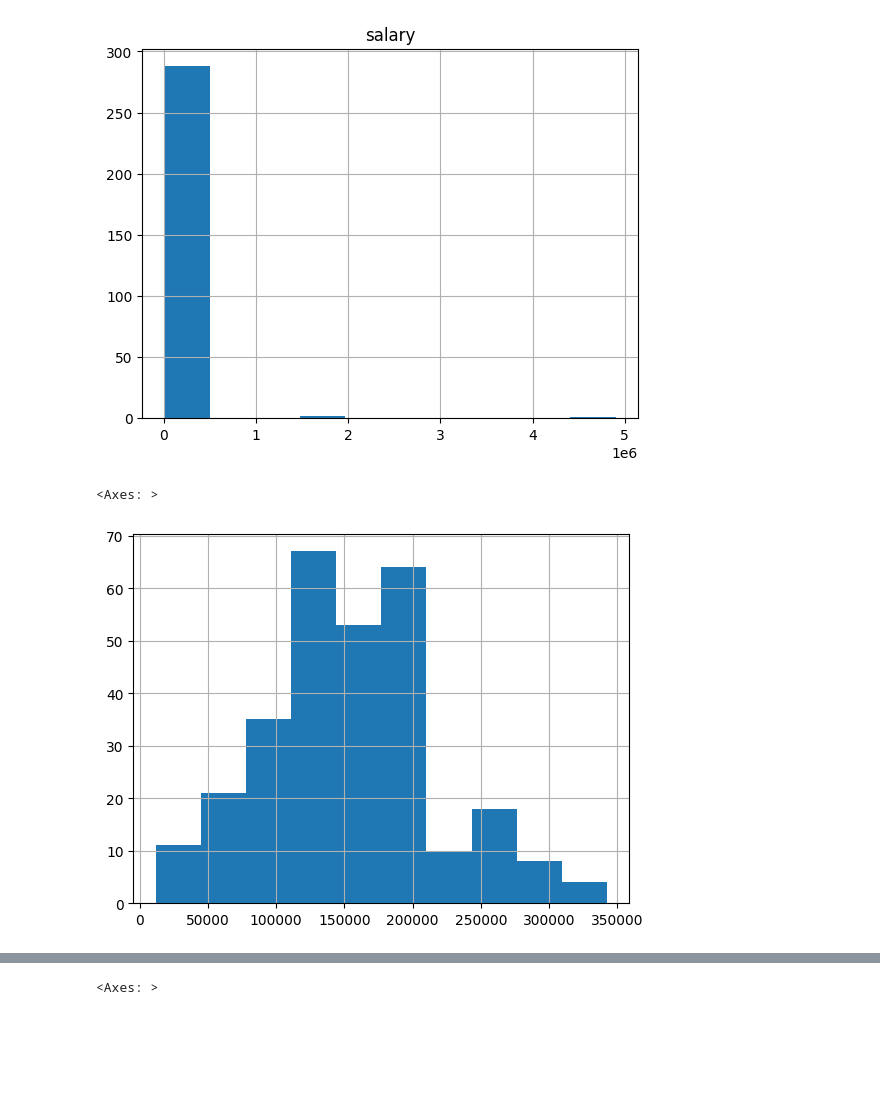
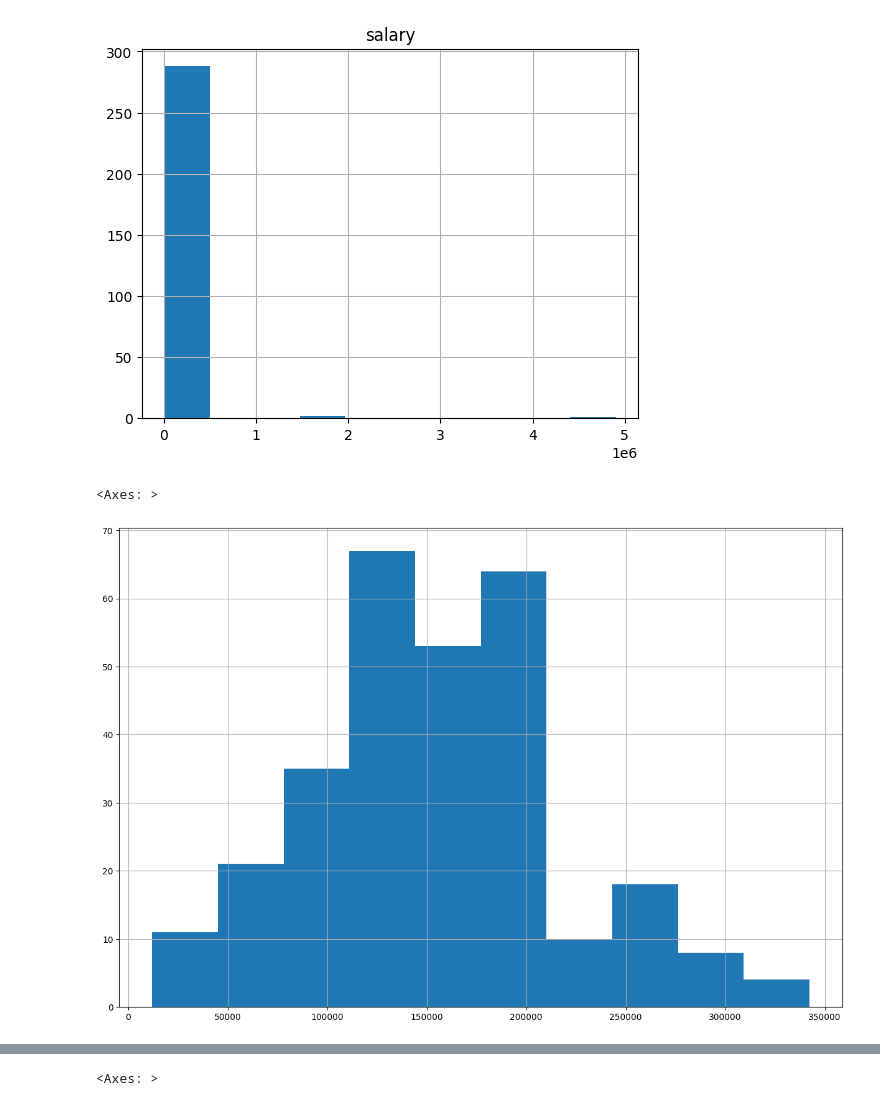
Before and after one commit to yvoievid/intro-to-data-science, a Jupyter notebook: Monte_Carlo_Simulation.ipynb, the cells around one changed output, grey strips where cells are left out. Cells and saved outputs as stored; diff of their text form; code cells hidden in the pictures; blank space fills up the shorter version.

```diff
--- a/Monte_Carlo_Simulation.ipynb
+++ b/Monte_Carlo_Simulation.ipynb
@@ -67,7 +67,7 @@ plt.show()
 # %% [output]
 [figure]
 # %%
-machine_learning_engineers['salary_in_usd'].hist()
+machine_learning_engineers['salary_in_usd'].hist(figsize=(15, 10))
 # %% [output]
 <Axes: >
-[figure, old version]
+[figure, new version]
```
Also changed, not shown: parts of 9 cells of this notebook, 1 other file.
